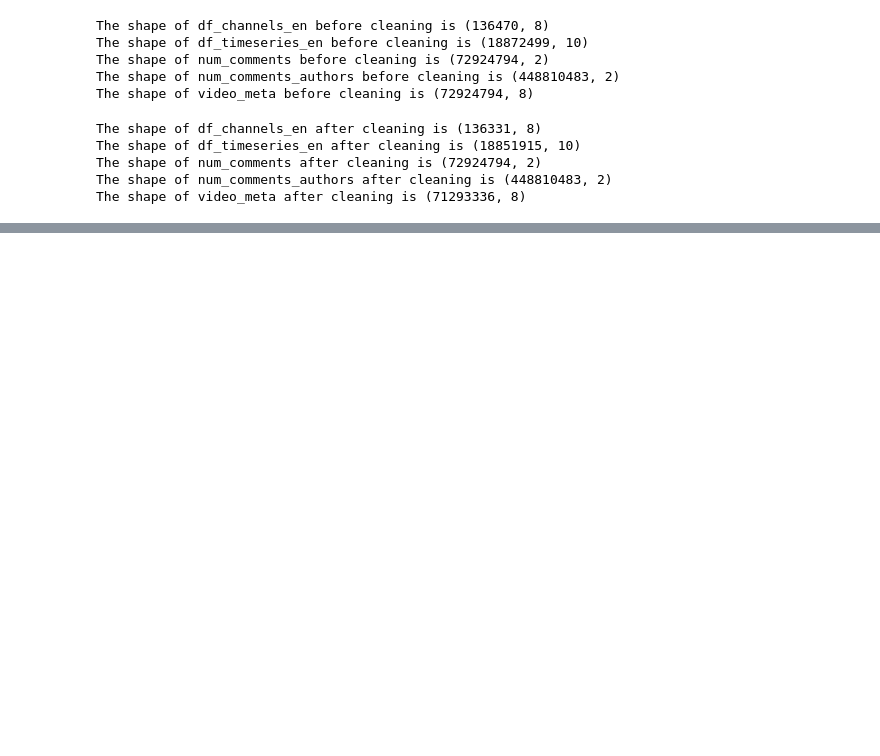
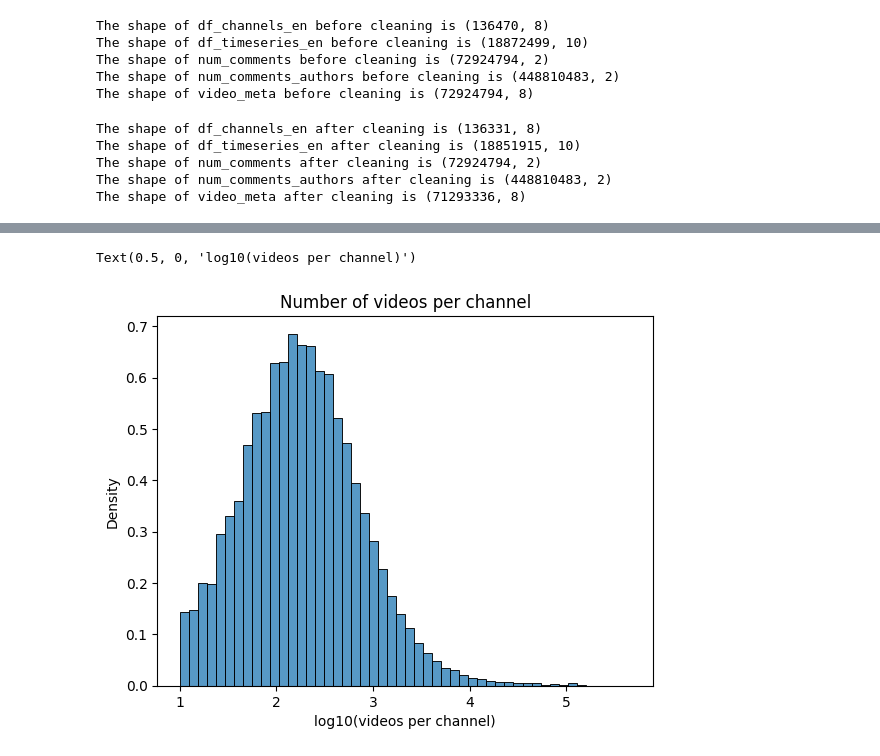
Before and after one commit to epfl-ada/ada-2024-project-panada, a Jupyter notebook: results.ipynb, the cells around one changed output, grey strips where cells are left out. Cells and saved outputs as stored; diff of their text form; code cells hidden in the pictures; blank space fills up the shorter version.

```diff
--- a/results.ipynb
+++ b/results.ipynb
@@ -410,0 +680,9 @@ Name: delta_videos, dtype: float64
+# %%
+# Video count distribution
+num_videos_cc = np.log10(df_channels_en_cleaned["videos_cc"])
+sns.histplot(num_videos_cc, stat = "density", kde=False, bins = 50,)
+plt.title("Number of videos per channel")
+plt.xlabel("log10(videos per channel)")
+# %% [output]
+Text(0.5, 0, 'log10(videos per channel)')
+[figure, added]
```
Also changed, not shown: parts of 104 cells of this notebook.
